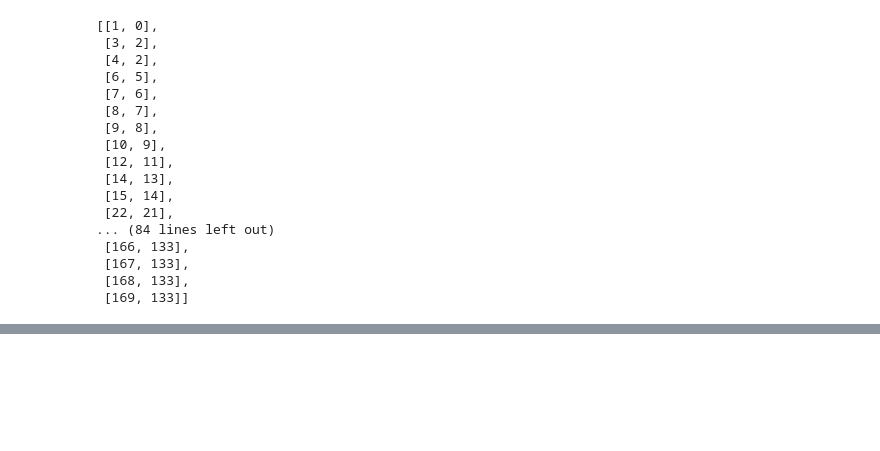
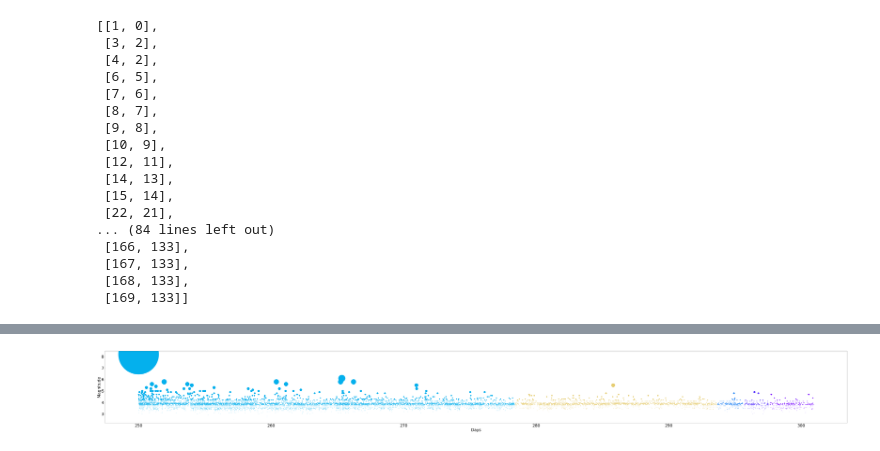
Before and after one commit to Tristan139/ITT-CENAPRED-6, a Jupyter notebook: code/earthquake_metric.ipynb, the cells around one changed output, grey strips where cells are left out. Drawn from its saved outputs; the diff is of its cells as text; code cells hidden in the pictures; blank space fills up the shorter version.

```diff
--- a/code/earthquake_metric.ipynb
+++ b/code/earthquake_metric.ipynb
@@ -230,0 +388,28 @@ sismos_centroids
+# %%
+#Magnitude against time
+#Set threshold value and find clusters
+r0=3
+nn=find_nearest_neighbours(dist_matrix, r0)
+clusters=find_connected_components(nn,sismos.shape[0])
+
+#Create a vector with a different numerical value for each cluster
+cluster_colours=np.random.rand(len(clusters))
+colours=np.zeros(sismos.shape[0])
+for i in range(len(clusters)):
+    colours[np.array(list(clusters[i]))]=cluster_colours[i]
+norm = colors.Normalize(vmin=colours.min(), vmax=colours.max())
+
+lats_all=sismos['Latitud'].to_numpy()
+time=((sismos["timestamp"] - pd.Timestamp("2017-01-01")) // pd.Timedelta('1s')).to_numpy()
+time=time/(60*60*24)
+magnitudes= sismos['Magnitud'].to_numpy()
+plt.figure(figsize=(100,10))
+plt.scatter(time[133:8000], magnitudes[133:8000],s=0.000001*magnitudes[133:8000]**12, c=plt.cm.rainbow(norm(colours)[133:8000]))
+plt.xlabel('Days', fontsize=30)
+plt.ylabel('Magnitude', fontsize=30)
+plt.xticks(fontsize=30)
+plt.yticks(fontsize=30)
+plt.savefig('Magnitude_against_time_nn_cluster_r0_'+str(r0)+'.jpg')
+plt.show()
+# %% [output]
+[figure, added]
```
Also changed, not shown: parts of 12 cells of this notebook, 4 other files.
